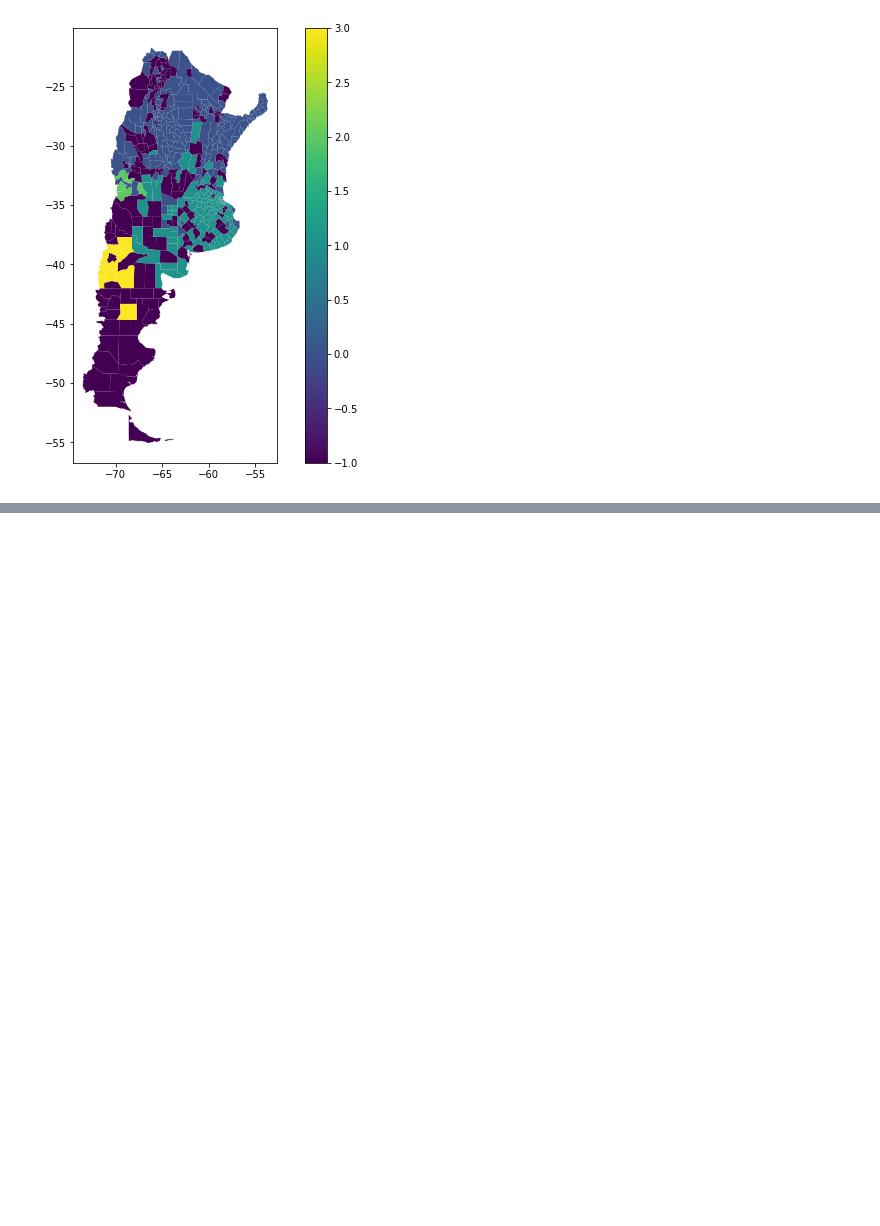
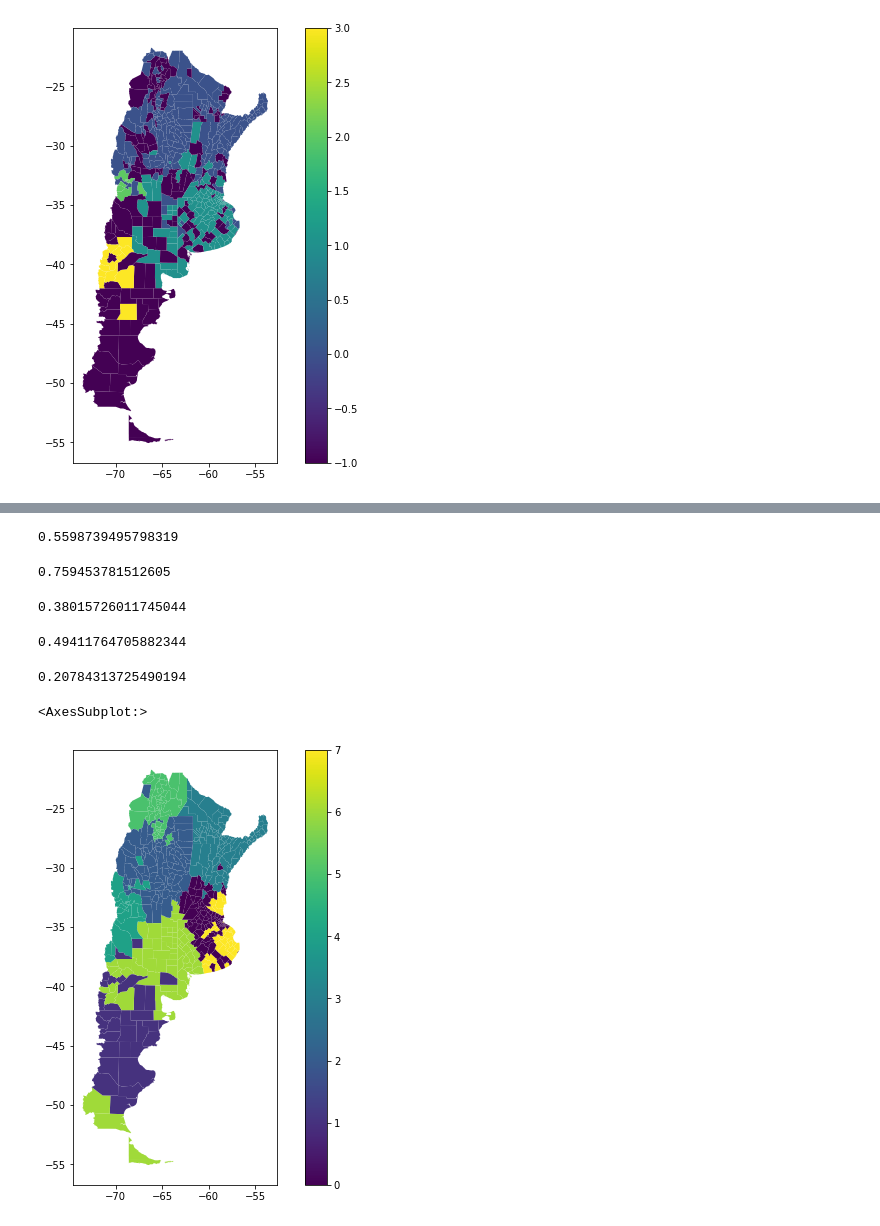
Before and after one commit to pabanib/Covid2, a Jupyter notebook: Untitled.ipynb, the cells around one changed output, grey strips where cells are left out. Drawn from its saved outputs; the diff is of its cells as text; code cells hidden in the pictures; blank space fills up the shorter version.

Commit message:
autoencoders km

```diff
--- a/Untitled.ipynb
+++ b/Untitled.ipynb
@@ -452,0 +471,12 @@ gm.means_.shape
+# %%
+X = temp
+entrada = layers.Input(shape = (X.shape[1],))
+encoder = layers.Dense(5, activation = "relu", kernel_regularizer = regularizers.l1(0.1))(entrada)
+#encoder = layers.Dense(5, activation = "relu")(encoder)
+decoder = layers.Dense(X.shape[1], activation = "sigmoid")(encoder)
+
+autoencoder = Model(inputs = entrada, outputs = decoder)
+autoencoder.compile(optimizer = "sgd", loss = "categorical_crossentropy")
+enco = Model(inputs = entrada, outputs = encoder)
+
+autoencoder.summary()
@@ -452,0 +498,2 @@ gm.means_.shape
+# %%
+autoencoder.fit(X, X, epochs = 50)
@@ -452,0 +519,9 @@ gm.means_.shape
+# %%
+encoded_input = layers.Input(shape = (5,))
+decoder_layer = autoencoder.layers[-1]
+decoder = Model(encoded_input, decoder_layer(encoded_input))
+encoded_valores = enco.predict(X)
+decoded_valores = decoder.predict(encoded_valores)
+# %%
+X = np.c_[encoded_valores,geom]
+km.fit(X)
@@ -452,0 +534,28 @@ gm.means_.shape
+# %%
+lqcovid_f = lq_peri(covid_acum[['fallecido','personas']])
+1-lqcovid_f.calcular_indice_debil(km.labels_)
+# %% [output]
+0.5598739495798319
+# %%
+lqcovid_p = lq_peri(covid_acum[['clasificac','personas']])
+1-lqcovid_p.calcular_indice_debil(km.labels_)
+# %% [output]
+0.759453781512605
+# %%
+aglo.fit(X)
+met.silhouette_score(X, aglo.labels_)
+# %% [output]
+0.38015726011745044
+# %%
+lqcovid_f.calcular_indice_debil(aglo.labels_)
+# %% [output]
+0.49411764705882344
+# %%
+lqcovid_p.calcular_indice_debil(aglo.labels_)
+# %% [output]
+0.20784313725490194
+# %%
+gpd.GeoDataFrame(covid_acum_geo).plot(km.labels_, figsize = (10,8), legend = True)
+# %% [output]
+<AxesSubplot:>
+[figure, added]
```
Also changed, not shown: parts of 11 cells of this notebook.
